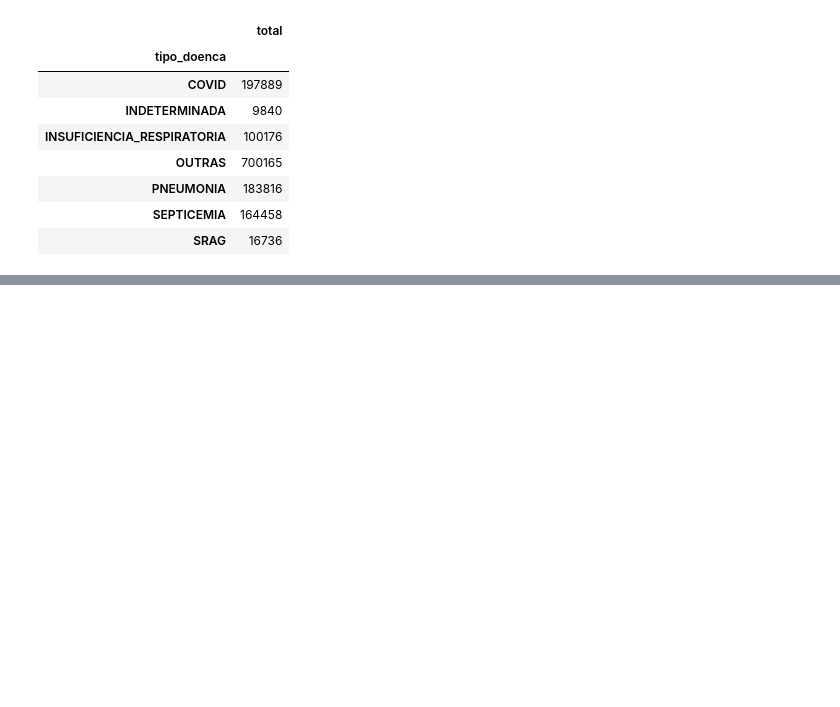
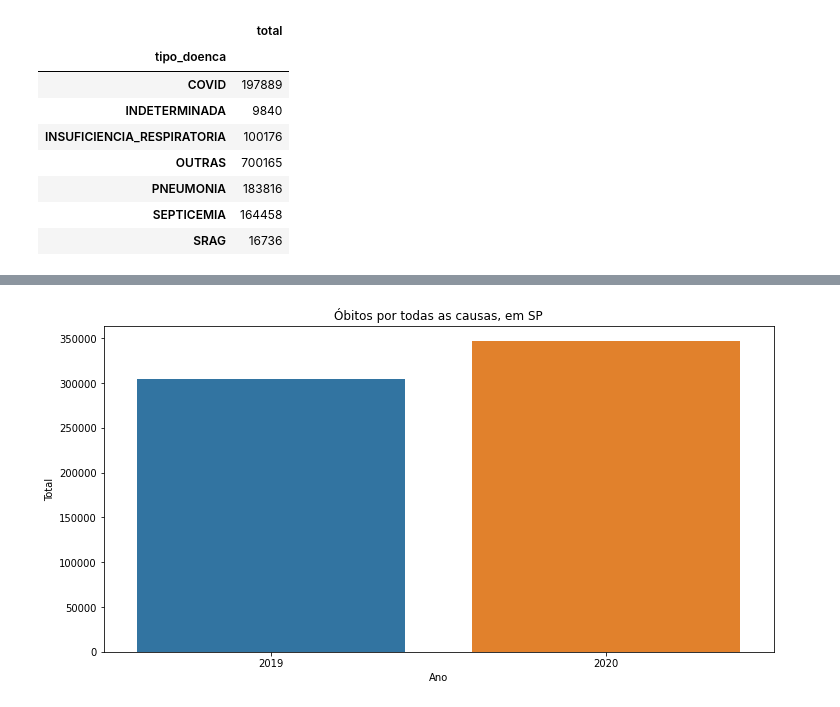
Before and after one commit to ricardopeloi/analise_covid, a Jupyter notebook: notebooks/analise_obitos_covid.ipynb, the cells around one changed output, grey strips where cells are left out. Cells and saved outputs as stored; diff of their text form; code cells hidden in the pictures; blank space fills up the shorter version.

```diff
--- a/notebooks/analise_obitos_covid.ipynb
+++ b/notebooks/analise_obitos_covid.ipynb
@@ -87,0 +115,4 @@ graficoComparativo(dados2019.groupby("tipo_doenca").sum(), dados2020.groupby("ti
+# %%
+graficoComparativo(dados2019, dados2020, estado = "SP");
+# %% [output]
+[figure, added]
```
Also changed, not shown: parts of 3 cells of this notebook, 1 other file.
